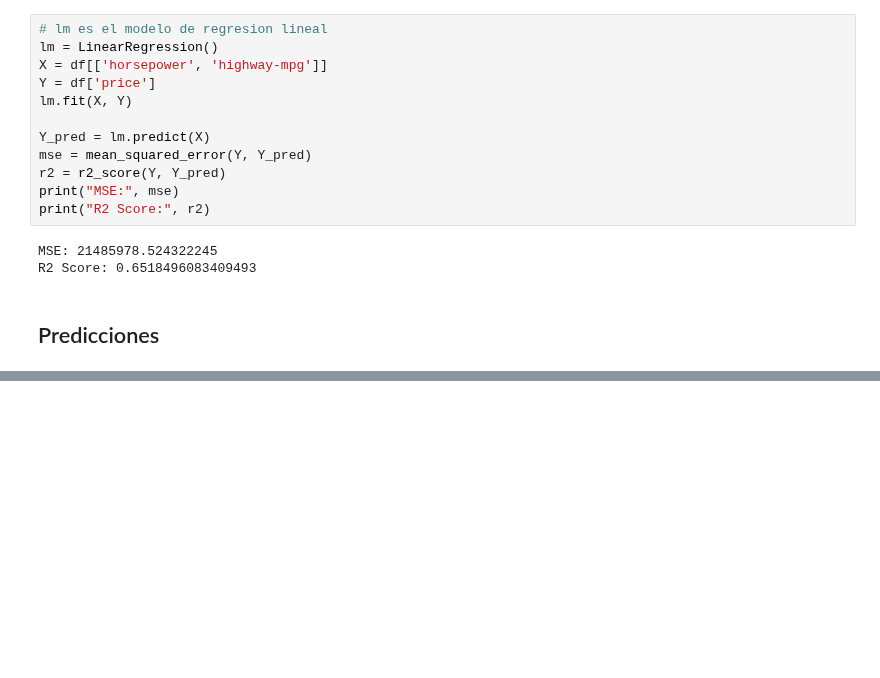
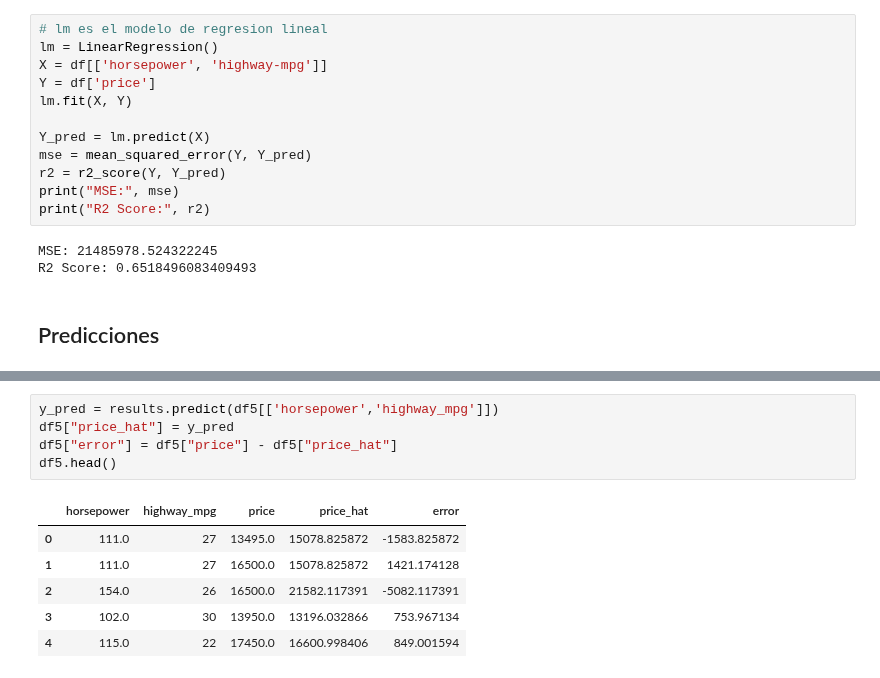
Before and after one commit to jgomezz/cpe_ciencia_datos_python, a Jupyter notebook: mod3_analitica_datos_python/semana_03_desarrollo_modelo.ipynb, the cells around one changed output, grey strips where cells are left out. Saved outputs shown, nothing was run; the diff lists cells and outputs as text; blank space fills up the shorter version.

```diff
--- a/mod3_analitica_datos_python/semana_03_desarrollo_modelo.ipynb
+++ b/mod3_analitica_datos_python/semana_03_desarrollo_modelo.ipynb
@@ -502,0 +688,12 @@ df1.head()
+# %%
+y_pred = results.predict(df5[['horsepower','highway_mpg']])
+df5["price_hat"] = y_pred
+df5["error"] = df5["price"] - df5["price_hat"]
+df5.head()
+# %% [output]
+|  | horsepower | highway_mpg | price | price_hat | error |
+| 0 | 111.0 | 27 | 13495.0 | 15078.825872 | -1583.825872 |
+| 1 | 111.0 | 27 | 16500.0 | 15078.825872 | 1421.174128 |
+| 2 | 154.0 | 26 | 16500.0 | 21582.117391 | -5082.117391 |
+| 3 | 102.0 | 30 | 13950.0 | 13196.032866 | 753.967134 |
+| 4 | 115.0 | 22 | 17450.0 | 16600.998406 | 849.001594 |
```
Also changed, not shown: parts of 18 cells of this notebook.
